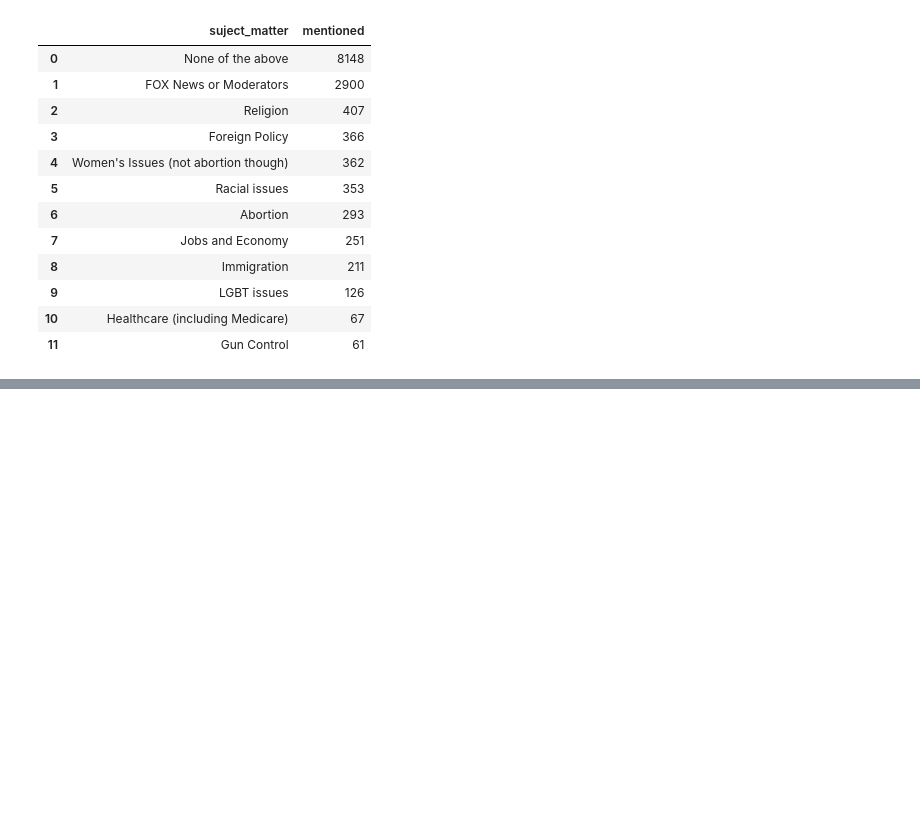
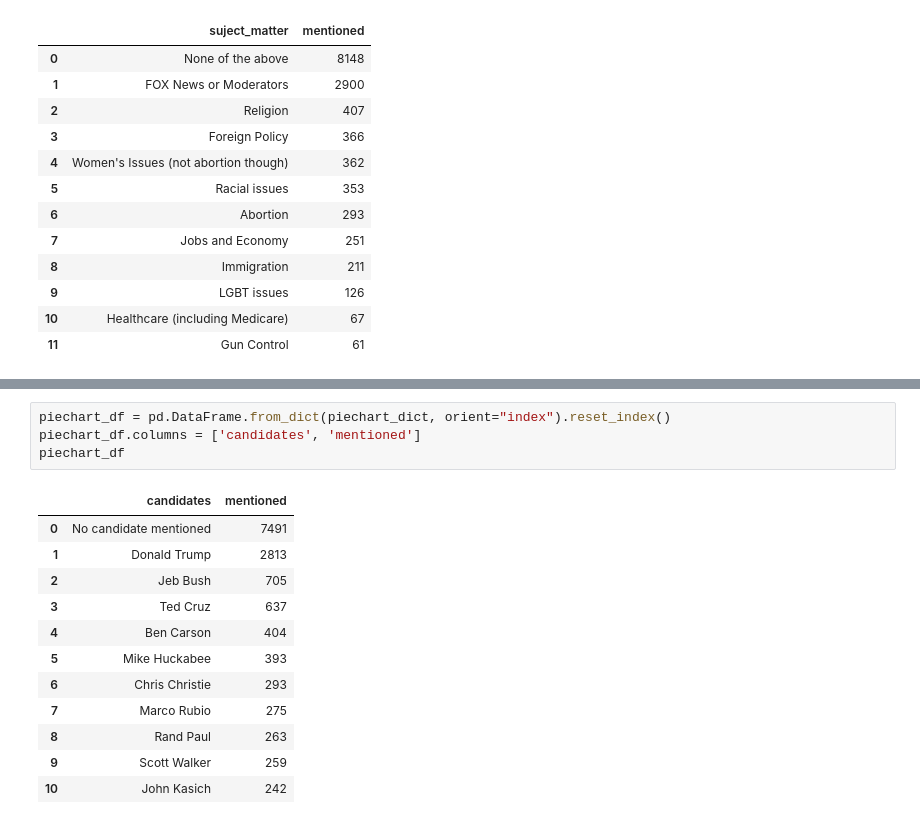
Before and after one commit to sarahmariaw/final-project-DH-Tools-and-Methods-, a Jupyter notebook: Final Project.ipynb, the cells around one changed output, grey strips where cells are left out. Cells and saved outputs as stored; diff of their text form; blank space fills up the shorter version.

```diff
--- a/Final Project.ipynb
+++ b/Final Project.ipynb
@@ -187,0 +221,17 @@ KeyError: 'subject_matter'
+# %%
+piechart_df = pd.DataFrame.from_dict(piechart_dict, orient="index").reset_index()
+piechart_df.columns = ['candidates', 'mentioned']
+piechart_df
+# %% [output]
+|  | candidates | mentioned |
+| 0 | No candidate mentioned | 7491 |
+| 1 | Donald Trump | 2813 |
+| 2 | Jeb Bush | 705 |
+| 3 | Ted Cruz | 637 |
+| 4 | Ben Carson | 404 |
+| 5 | Mike Huckabee | 393 |
+| 6 | Chris Christie | 293 |
+| 7 | Marco Rubio | 275 |
+| 8 | Rand Paul | 263 |
+| 9 | Scott Walker | 259 |
+| 10 | John Kasich | 242 |
```
Also changed, not shown: parts of 4 cells of this notebook.
